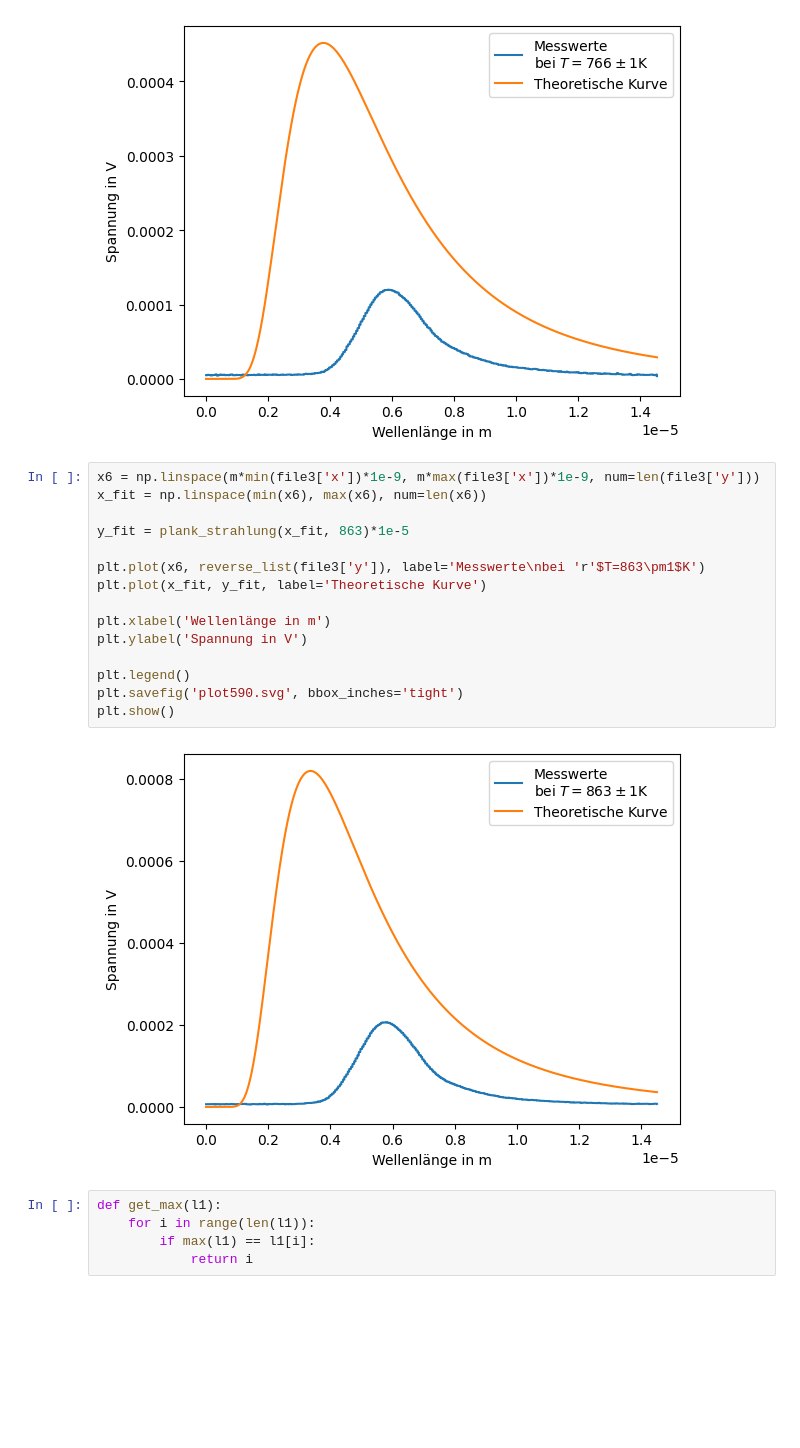
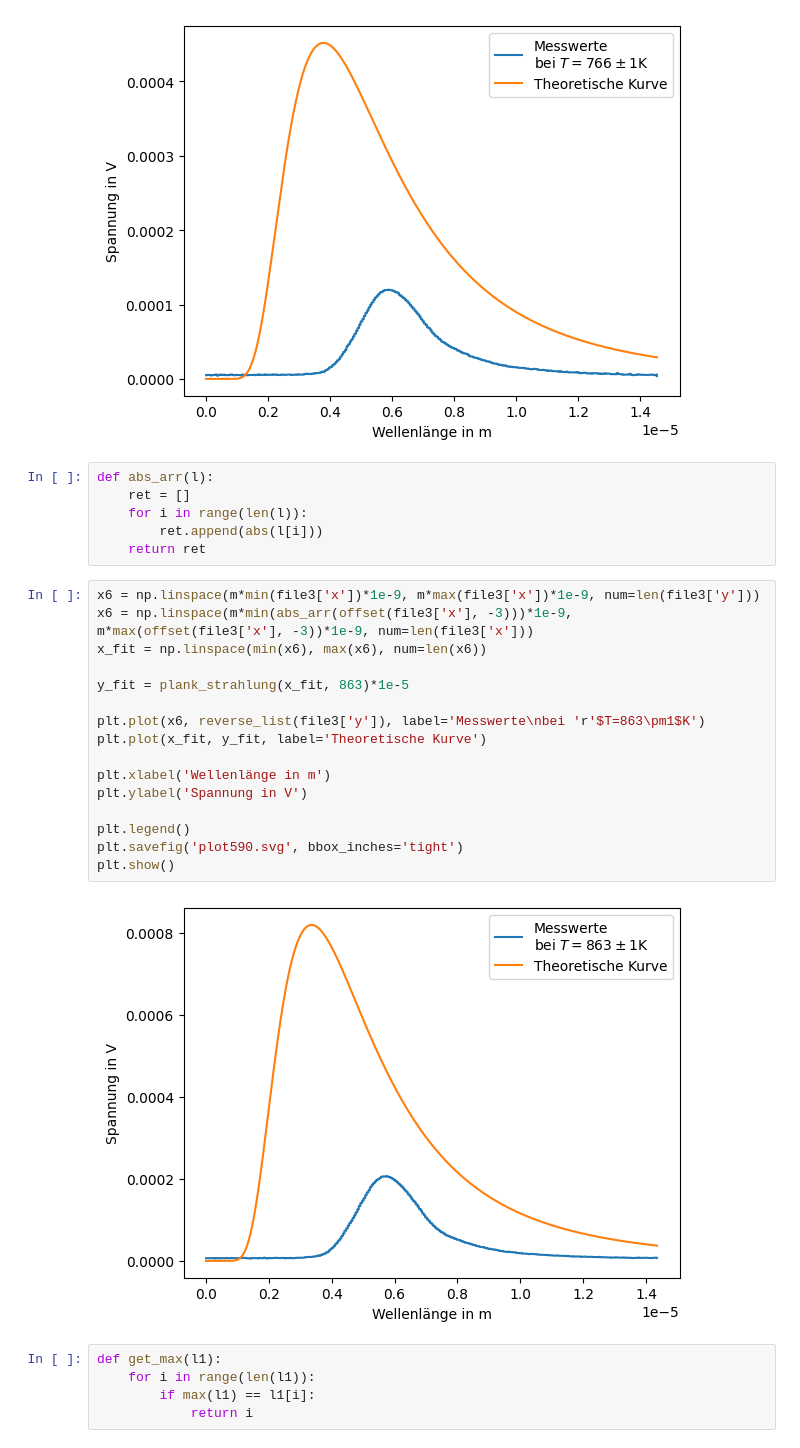
Before and after one commit to Lulus792/Pl, a Jupyter notebook: schwarzer_strahler/Kallibrierung.ipynb, the cells around one changed output. Cells and saved outputs as stored; diff of their text form; blank space fills up the shorter version.

```diff
--- a/schwarzer_strahler/Kallibrierung.ipynb
+++ b/schwarzer_strahler/Kallibrierung.ipynb
@@ -145,23 +145,30 @@ plt.savefig('plot547.svg', bbox_inches='tight')
 plt.show()
 # %% [output]
 [figure]
+# %%
+def abs_arr(l):
+    ret = []
+    for i in range(len(l)):
+        ret.append(abs(l[i]))
+    return ret
 # %%
 x6 = np.linspace(m*min(file3['x'])*1e-9, m*max(file3['x'])*1e-9, num=len(file3['y']))
+x6 = np.linspace(m*min(abs_arr(offset(file3['x'], -3)))*1e-9, m*max(offset(file3['x'], -3))*1e-9, num=len(file3['x']))
 x_fit = np.linspace(min(x6), max(x6), num=len(x6))
 
 y_fit = plank_strahlung(x_fit, 863)*1e-5
 
 plt.plot(x6, reverse_list(file3['y']), label='Messwerte\nbei 'r'$T=863\pm1$K')
 plt.plot(x_fit, y_fit, label='Theoretische Kurve')
 
 plt.xlabel('Wellenlänge in m')
 plt.ylabel('Spannung in V')
 
 plt.legend()
 plt.savefig('plot590.svg', bbox_inches='tight')
 plt.show()
 # %% [output]
-[figure, old version]
+[figure, new version]
 # %%
 def get_max(l1):
     for i in range(len(l1)):
```
Also changed, not shown: parts of 3 cells of this notebook, 10 other files.
